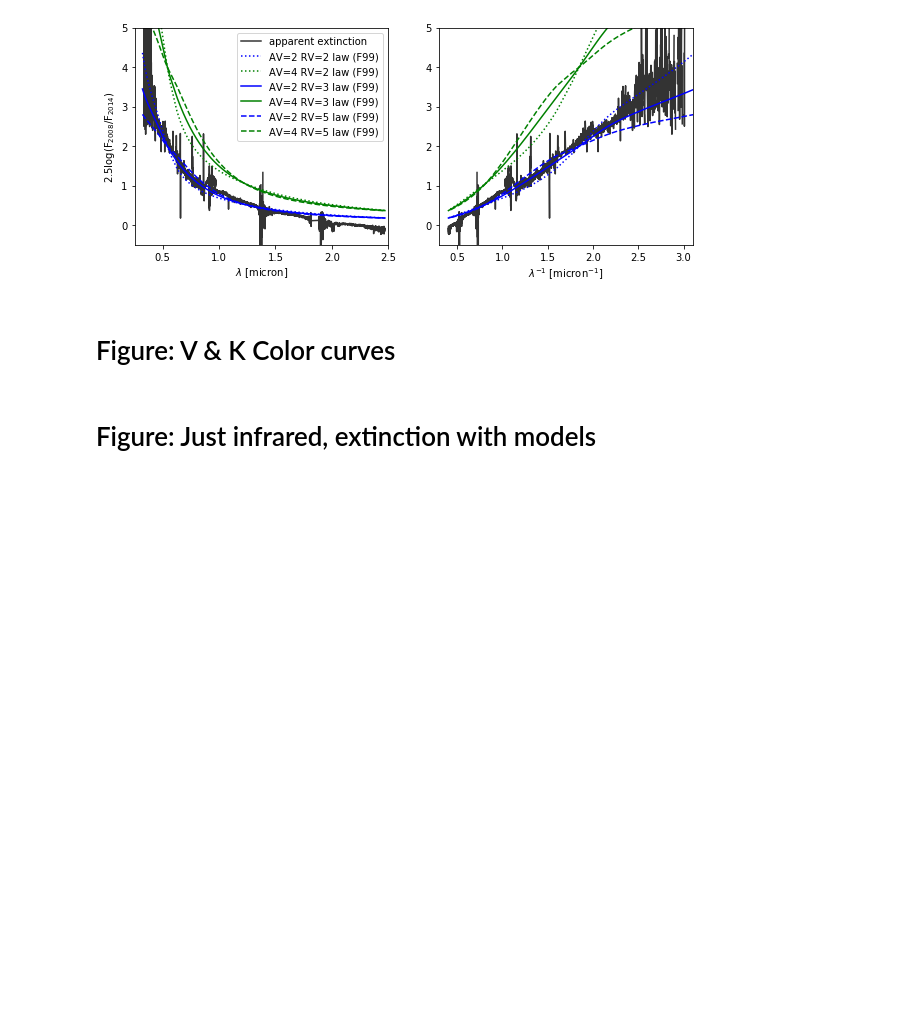
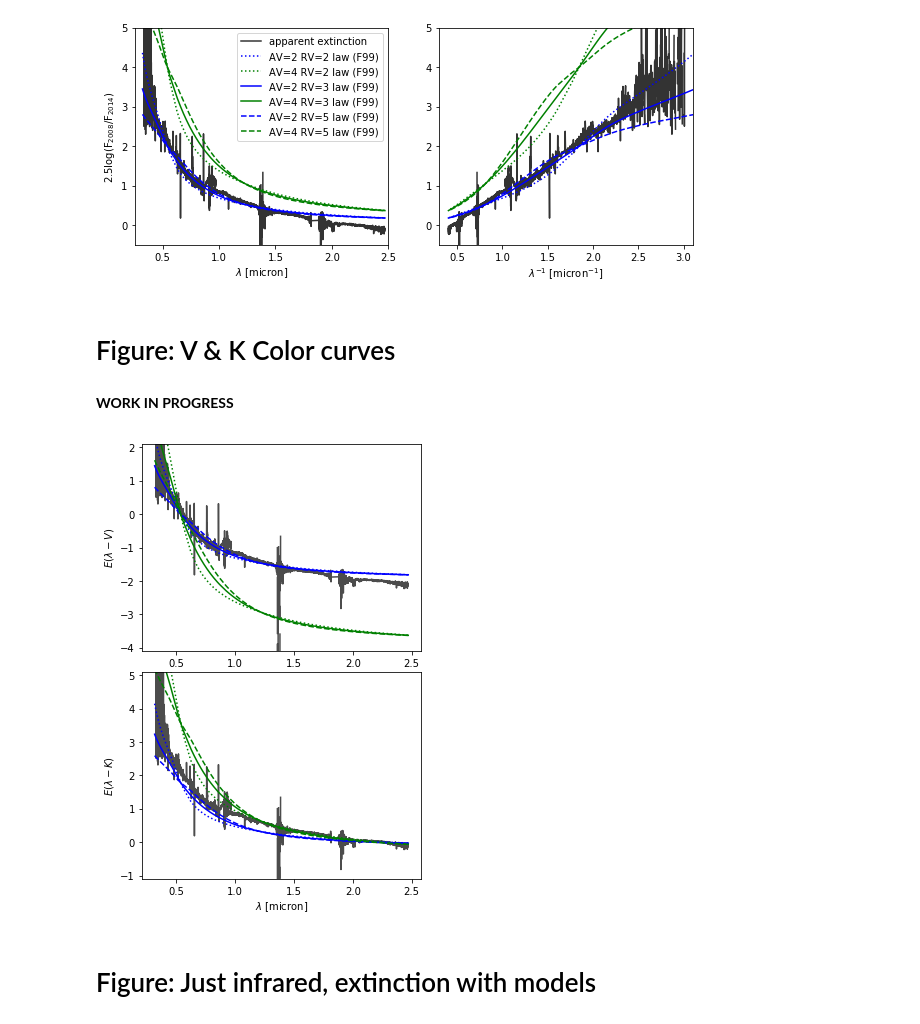
Before and after one commit to krislars/AA_Tau_Covey, a Jupyter notebook: AATau_5_figures.ipynb, the cells around one changed output. Saved outputs shown, nothing was run; the diff lists cells and outputs as text; code cells hidden in the pictures; blank space fills up the shorter version.

```diff
--- a/AATau_5_figures.ipynb
+++ b/AATau_5_figures.ipynb
@@ -212,6 +213,39 @@ plt.show()
 [figure]
 # %% [markdown]
 # Figure: V & K Color curves
+# %% [markdown]
+**WORK IN PROGRESS**
+# %%
+fig,axs=plt.subplots(2,1,figsize=(5,8))
+
+axs[0].set_ylabel('$E(\lambda-V)$')
+axs[0].plot(allwav_dec02,ext_dec02-2.0,'k',alpha=0.7)
+for R,line, in list(zip((2,3,5),('dotted','solid','dashed'))):
+    ext=F99(Rv=R)
+    axs[0].plot(allwav_2008,2.0*ext(allwav_2008)-2.0,'b',linestyle=line)
+    axs[0].plot(allwav_2008,4.0*ext(allwav_2008)-4.0,'g',linestyle=line)
+axs[0].set_ylim(-4.1,2.1)
+
+AK=mags2[0]-mags1[0] # observed A_K: K in 2014 - K in 2008
+AKext=mags1ext[:,0]-mags1[0] # K for 2008 extinguished for all 6 models - K in 2008
+# get R=3 in the j=1 element (AV=2) and j=4 element (AV=4)
+j=1
+
+axs[1].set_ylabel('$E(\lambda-K)$')
+axs[1].plot(allwav_dec02,(ext_dec02-AK),'k',alpha=0.7,label='2008 -> 2014')
+for R,line, in list(zip((2,3,5),('dotted','solid','dashed'))):
+    ext=F99(Rv=R)
+    axs[1].plot(allwav_2008,(2.0*ext(allwav_2008)-AKext[j]),'b',linestyle=line)
+    axs[1].plot(allwav_2008,(4.0*ext(allwav_2008)-AKext[j+3]),'g',linestyle=line)
+axs[1].set_ylim(-1.1,5.1)
+
+axs[1].set_xlabel('$\lambda$ [micron]')
+
+fig.subplots_adjust(hspace=0.1)
+
+plt.show()
+# %% [output]
+[figure, added]
 # %% [markdown]
 # Figure: Just infrared, extinction with models
 # %%
```
Also changed, not shown: parts of 10 cells of this notebook, 1 other file.
